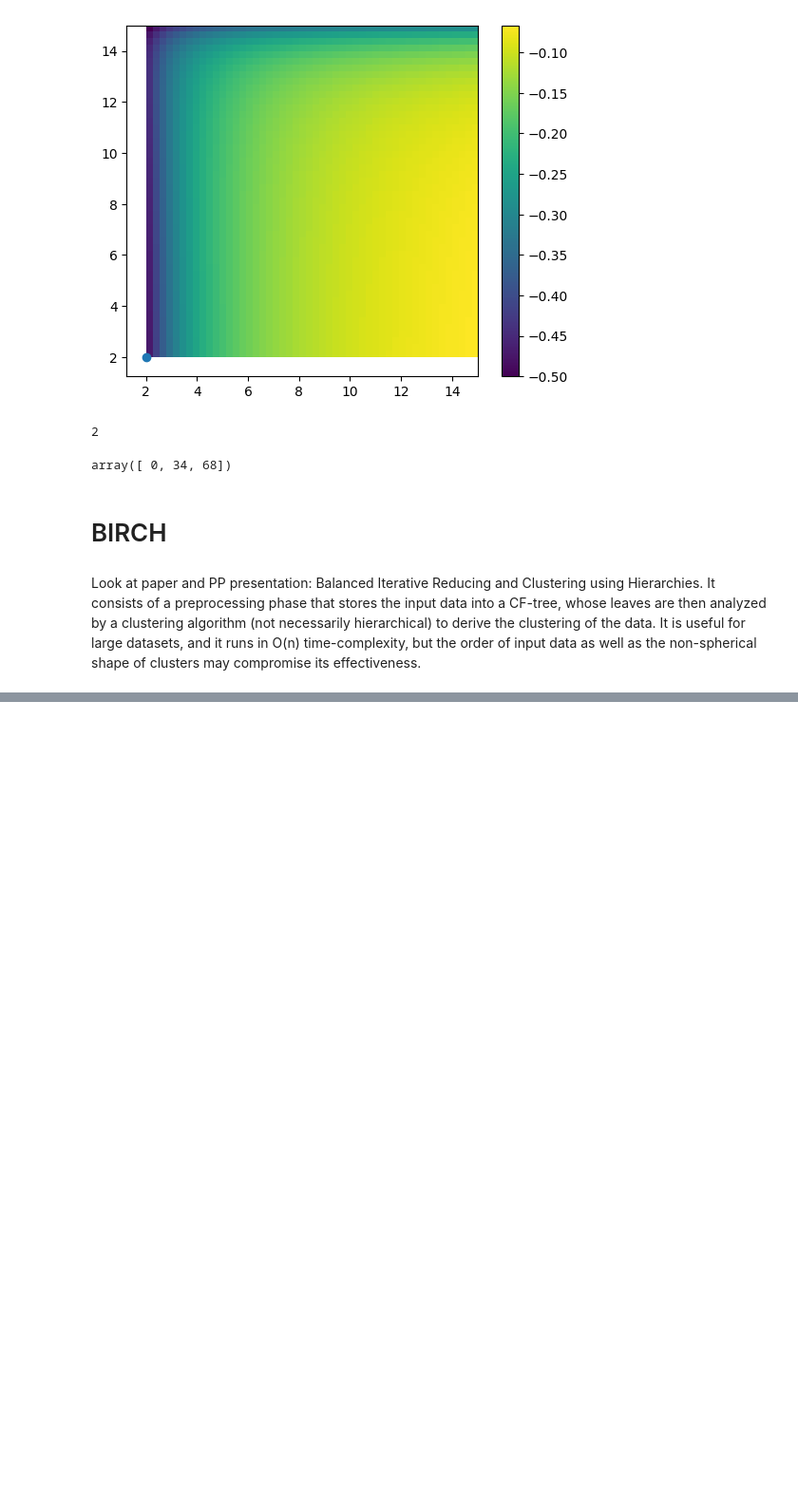
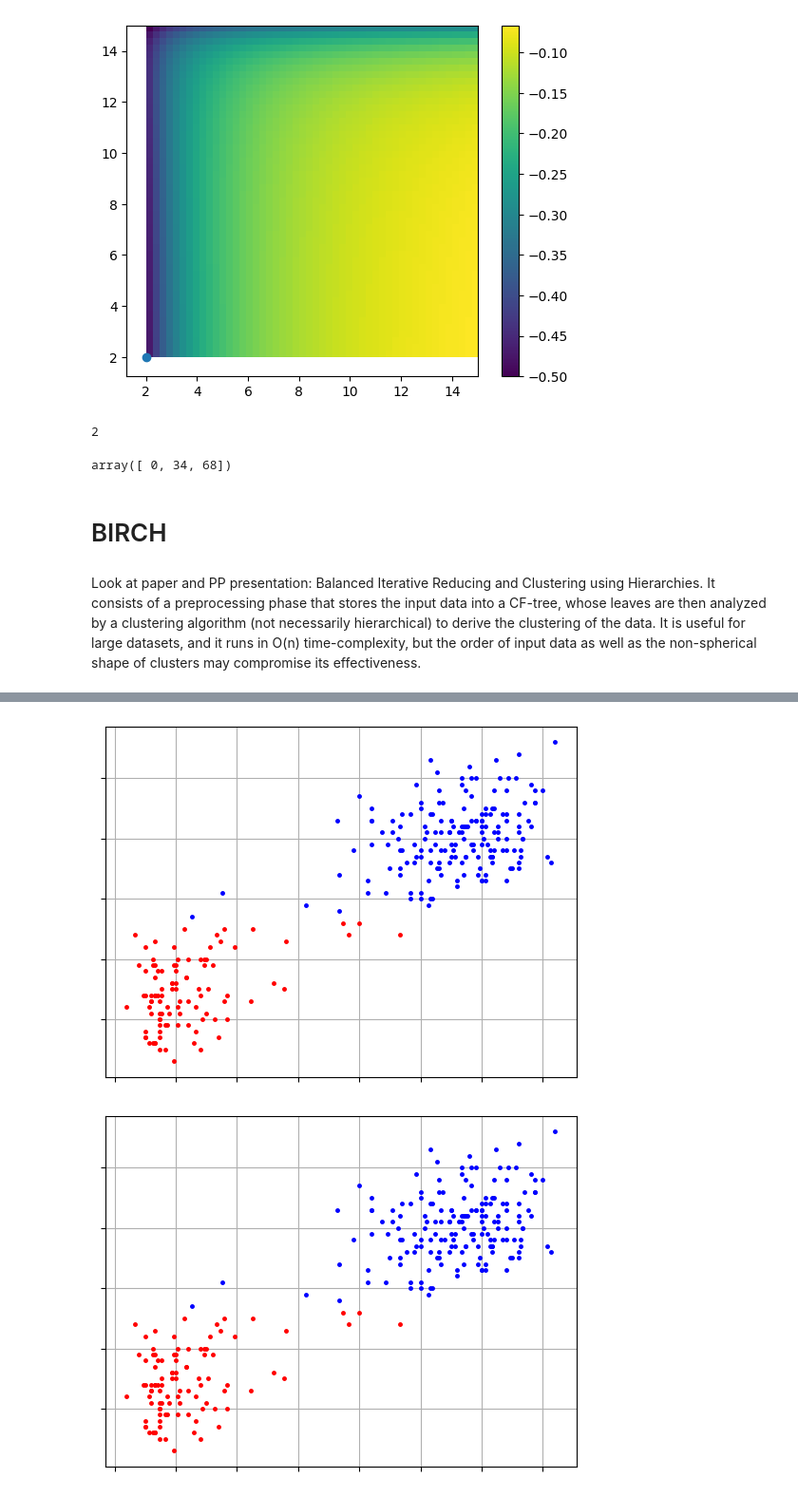
Before and after one commit to guglielmosanchini/ClustViz, a Jupyter notebook: Clustering_visualization_notebook.ipynb, the cells around one changed output, grey strips where cells are left out. Shown at 95% size. Saved outputs shown, nothing was run; the diff lists cells and outputs as text; code cells hidden in the pictures; blank space fills up the shorter version.

```diff
--- a/Clustering_visualization_notebook.ipynb
+++ b/Clustering_visualization_notebook.ipynb
@@ -2770,0 +2809,20 @@ It consists of a preprocessing phase that stores the input data into a CF-tree,
+# %%
+from pyclustering.cluster.birch import birch, measurement_type
+from pyclustering.cluster import cluster_visualizer
+from pyclustering.utils import read_sample
+from pyclustering.samples.definitions import FAMOUS_SAMPLES
+# Sample for cluster analysis (represented by list)
+sample = read_sample(FAMOUS_SAMPLES.SAMPLE_OLD_FAITHFUL)
+# Create BIRCH algorithm
+birch_instance = birch(sample, 2)
+# Cluster analysis
+birch_instance.process()
+# Obtain results of clustering
+clusters = birch_instance.get_clusters()
+# Visualize allocated clusters
+visualizer = cluster_visualizer()
+visualizer.append_clusters(clusters, sample)
+visualizer.show()
+# %% [output]
+[figure, added]
+[figure, added]
```
Also changed, not shown: parts of 18 cells of this notebook, 8 other files.
